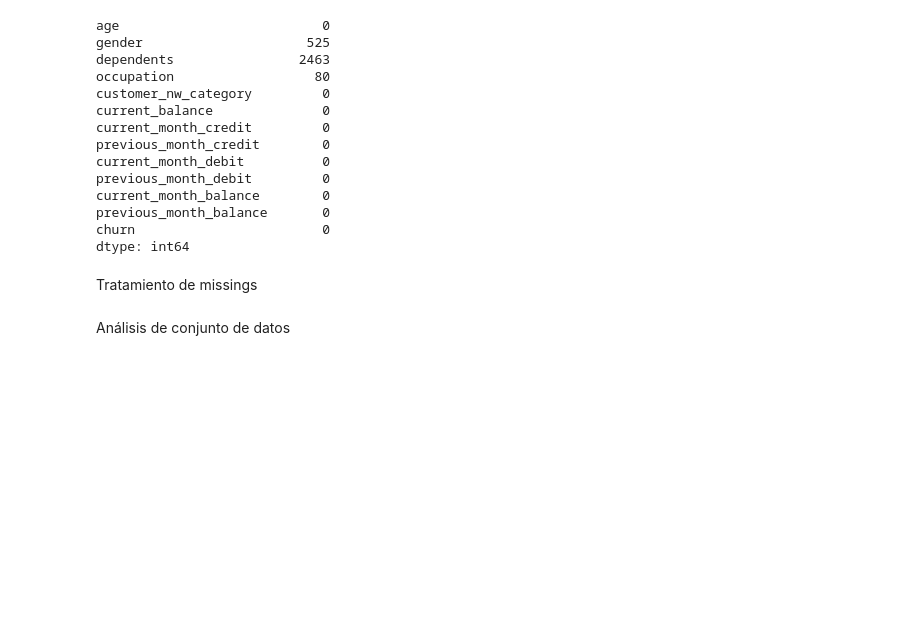
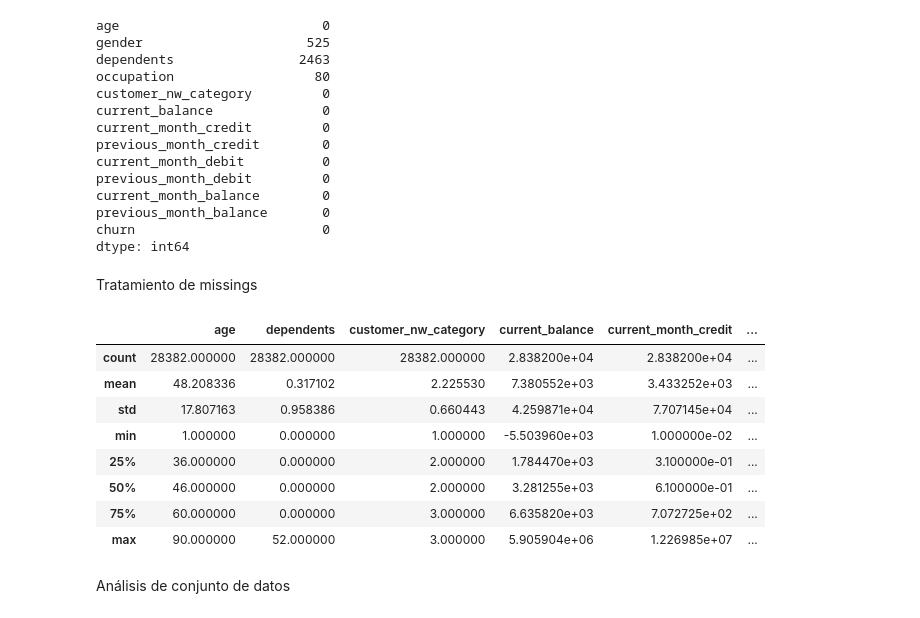
Before and after one commit to LuisBDev/Modelo-de-Prediccion-Fuga-de-Clientes-Banca-NJIT, a Jupyter notebook: Project_BankChurn_Classifier.ipynb, the cells around one changed output. Cells and saved outputs as stored; diff of their text form; code cells hidden in the pictures; blank space fills up the shorter version.

```diff
--- a/Project_BankChurn_Classifier.ipynb
+++ b/Project_BankChurn_Classifier.ipynb
@@ -64,6 +64,18 @@ df_dependents_mean = int(df_clean["dependents"].mean())
 df_clean["dependents"].fillna(df_dependents_mean, inplace=True)
 # %%
 df_clean["occupation"].fillna(method='bfill', inplace=True)
+# %%
+df_clean.describe()
+# %% [output]
+|  | age | dependents | customer_nw_category | current_balance | current_month_credit | ... |
+| count | 28382.000000 | 28382.000000 | 28382.000000 | 2.838200e+04 | 2.838200e+04 | ... |
+| mean | 48.208336 | 0.317102 | 2.225530 | 7.380552e+03 | 3.433252e+03 | ... |
+| std | 17.807163 | 0.958386 | 0.660443 | 4.259871e+04 | 7.707145e+04 | ... |
+| min | 1.000000 | 0.000000 | 1.000000 | -5.503960e+03 | 1.000000e-02 | ... |
+| 25% | 36.000000 | 0.000000 | 2.000000 | 1.784470e+03 | 3.100000e-01 | ... |
+| 50% | 46.000000 | 0.000000 | 2.000000 | 3.281255e+03 | 6.100000e-01 | ... |
+| 75% | 60.000000 | 0.000000 | 3.000000 | 6.635820e+03 | 7.072725e+02 | ... |
+| max | 90.000000 | 52.000000 | 3.000000 | 5.905904e+06 | 1.226985e+07 | ... |
 # %% [markdown]
 Análisis de conjunto de datos
 # %%
```
Also changed, not shown: parts of 12 cells of this notebook, 1 other file.
